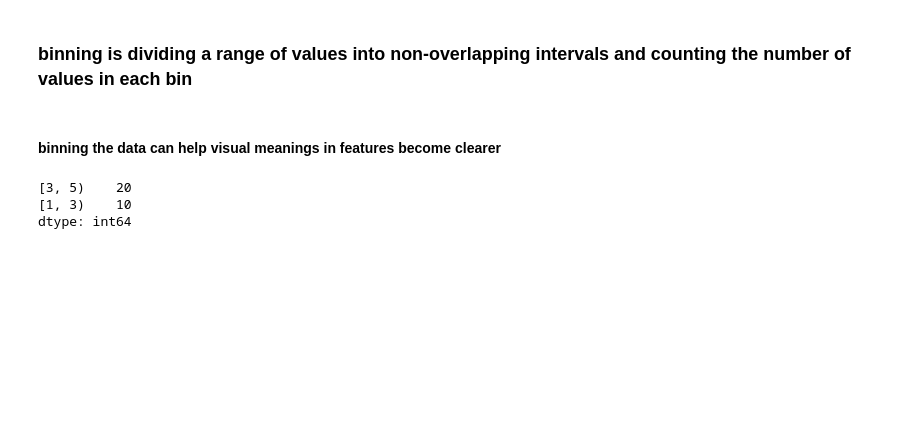
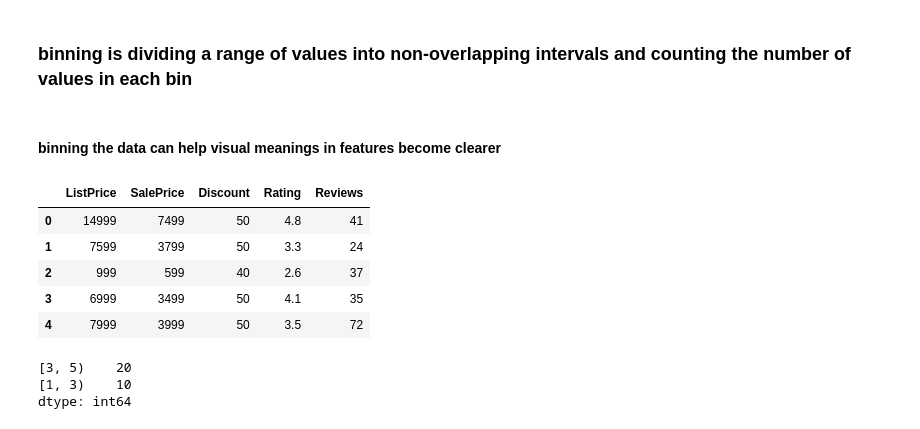
Before and after one commit to nomadskyler/AdidasNikePortfolioProject, a Jupyter notebook: AdidasNikeProject.ipynb, the cells around one changed output. Drawn from its saved outputs; the diff is of its cells as text; code cells hidden in the pictures; blank space fills up the shorter version.

```diff
--- a/AdidasNikeProject.ipynb
+++ b/AdidasNikeProject.ipynb
@@ -255,7 +257,14 @@ Name: SalePrice, dtype: float64
 # %%
 quant_data = data.select_dtypes( include = 'number' )
 
-#quant_data.head()
+quant_data.head()
+# %% [output]
+|  | ListPrice | SalePrice | Discount | Rating | Reviews |
+| 0 | 14999 | 7499 | 50 | 4.8 | 41 |
+| 1 | 7599 | 3799 | 50 | 3.3 | 24 |
+| 2 | 999 | 599 | 40 | 2.6 | 37 |
+| 3 | 6999 | 3499 | 50 | 4.1 | 35 |
+| 4 | 7999 | 3999 | 50 | 3.5 | 72 |
 # %%
 #define a sorted array of unique ratings
 uni_rate = np.sort( data [ 'Rating' ].unique() )
```
Also changed, not shown: parts of 1 cell of this notebook.
